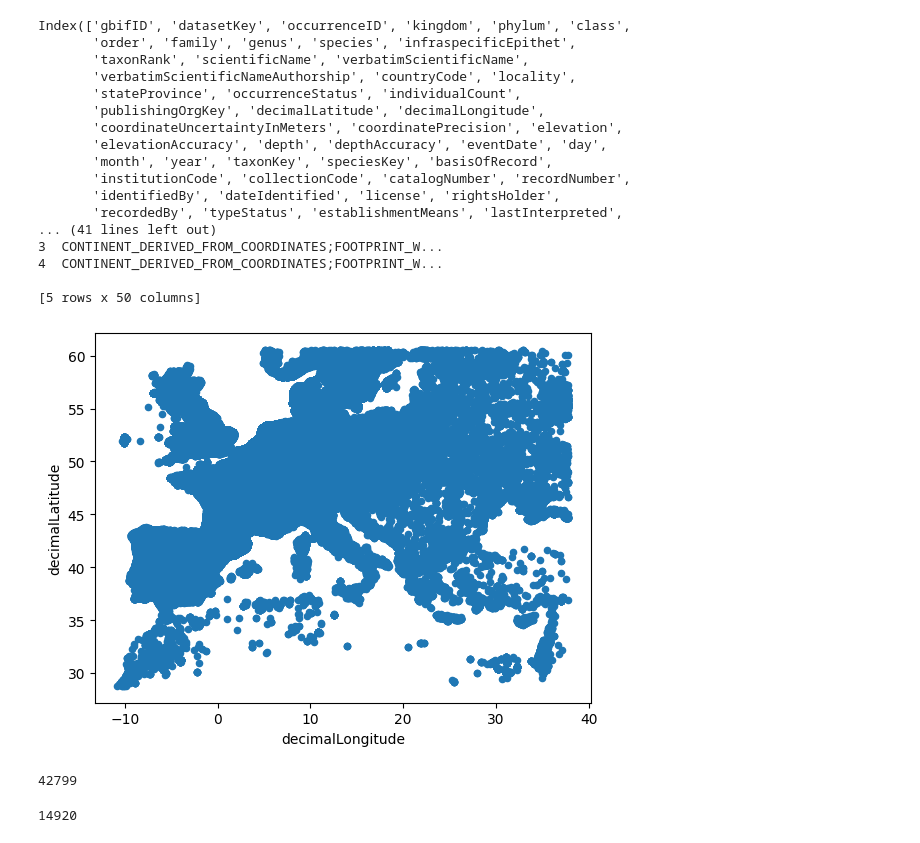
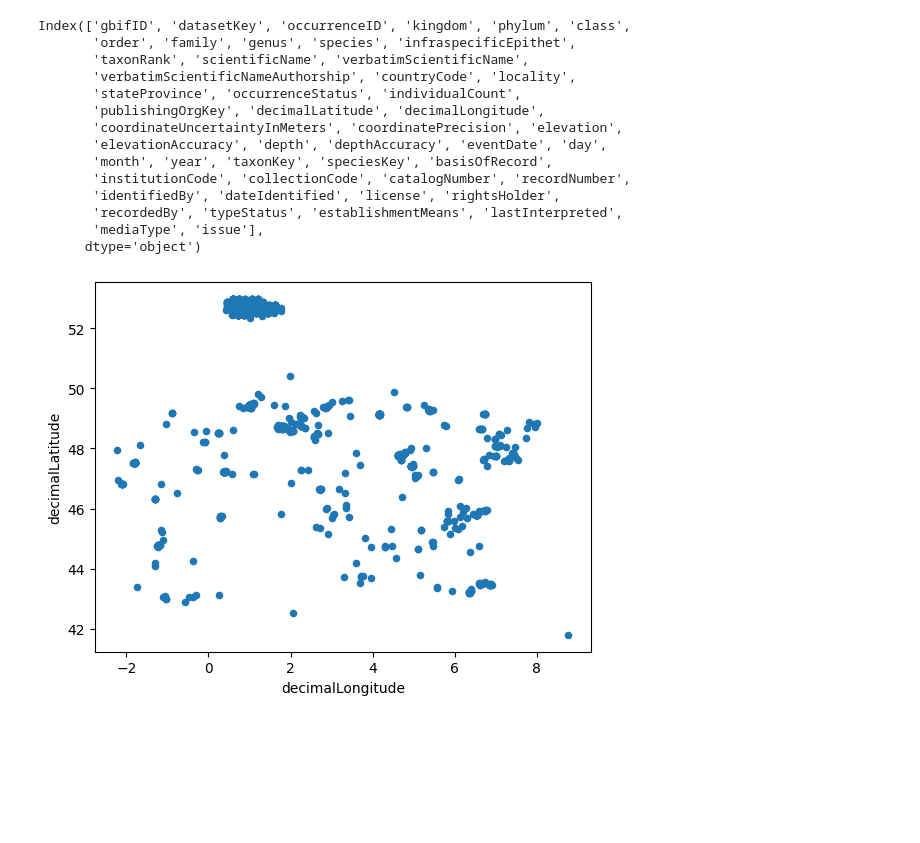
Before and after one commit to CatraMyBeloved/climate-biodiversity, a Jupyter notebook: notebooks/eda_biodiv.ipynb, the cells around one changed output. Cells and saved outputs as stored; diff of their text form; code cells hidden in the pictures; blank space fills up the shorter version.

```diff
--- a/notebooks/eda_biodiv.ipynb
+++ b/notebooks/eda_biodiv.ipynb
@@ -7,26 +8,21 @@ import matplotlib.pyplot as plt
 data = pd.read_csv('../data/biodiversity/raw/0017344-250310093411724.csv', delimiter="\t")
 # %%
 print(data.columns)
-print(data.head())
-
-data.plot(x='decimalLongitude', y='decimalLatitude', kind='scatter')
+data.head(1000).plot(x='decimalLongitude', y='decimalLatitude', kind='scatter')
 plt.show()
 # %% [output]
 Index(['gbifID', 'datasetKey', 'occurrenceID', 'kingdom', 'phylum', 'class',
        'order', 'family', 'genus', 'species', 'infraspecificEpithet',
        'taxonRank', 'scientificName', 'verbatimScientificName',
        'verbatimScientificNameAuthorship', 'countryCode', 'locality',
        'stateProvince', 'occurrenceStatus', 'individualCount',
        'publishingOrgKey', 'decimalLatitude', 'decimalLongitude',
        'coordinateUncertaintyInMeters', 'coordinatePrecision', 'elevation',
        'elevationAccuracy', 'depth', 'depthAccuracy', 'eventDate', 'day',
        'month', 'year', 'taxonKey', 'speciesKey', 'basisOfRecord',
        'institutionCode', 'collectionCode', 'catalogNumber', 'recordNumber',
        'identifiedBy', 'dateIdentified', 'license', 'rightsHolder',
        'recordedBy', 'typeStatus', 'establishmentMeans', 'lastInterpreted',
-... (41 lines left out)
-3  CONTINENT_DERIVED_FROM_COORDINATES;FOOTPRINT_W...
-4  CONTINENT_DERIVED_FROM_COORDINATES;FOOTPRINT_W...
-
-[5 rows x 50 columns]
+       'mediaType', 'issue'],
+      dtype='object')
-[figure, old version]
+[figure, new version]
@@ -36,9 +29 @@ recorders = recorders[recorders < 10]
-# %%
-len(data[data["year"]== 2019])
-# %% [output]
-42799
-# %%
-sum(recorders)
-# %% [output]
-14920
 # %%
```
Also changed, not shown: parts of 5 cells of this notebook.
